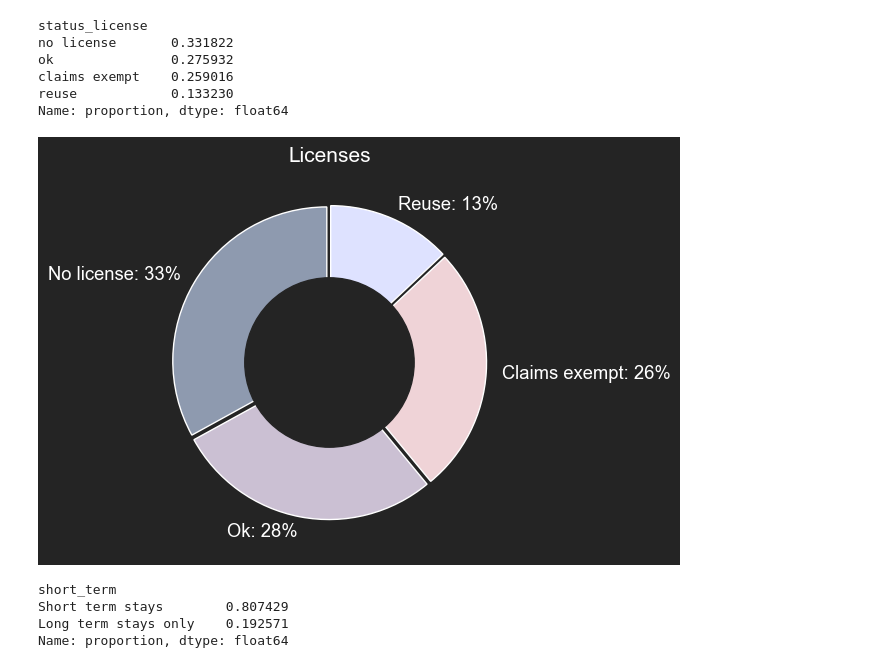
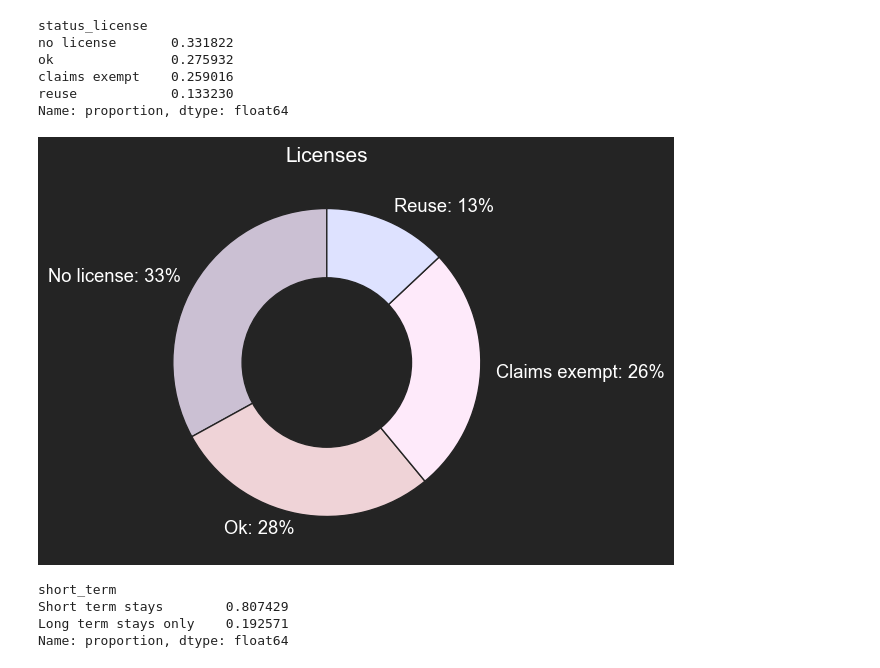
Before and after one commit to scheinmensch/Infringement_Detection_on_Airbnb, a Jupyter notebook: notebooks/Barcelona EDA.ipynb, the cells around one changed output. Saved outputs shown, nothing was run; the diff lists cells and outputs as text; code cells hidden in the pictures.

```diff
--- a/notebooks/Barcelona EDA.ipynb
+++ b/notebooks/Barcelona EDA.ipynb
@@ -37,8 +37,9 @@ import pandas as pd
 import numpy as np
 import seaborn as sns
 import matplotlib.pyplot as plt
-c = ['#8e9aaf', '#cbc0d3', '#efd3d7', '#dee2ff', '#feeafa']
+c = ['#cbc0d3', '#efd3d7', '#feeafa', '#dee2ff', '#8e9aaf']
 c2 = ['#8e9aaf', '#919db1', '#949fb3', '#97a2b5', '#9aa5b8', '#9da8ba', '#a0aabb', '#a3adbe', '#a7b1c1', '#abb4c4', '#afb7c6', '#b3bbca', '#b9c0cd', '#bdc4d0', '#c0c7d3', '#c6ccd7', '#ced3dc']
+c3 = ['#efd3d7', '#ecccd0', '#eac6cb', '#e9c2c7', '#e7bcc2', '#e5b7bd', '#e3b1b8', '#e1aeb5', '#dfa7af', '#dea3ab', '#dc9fa8', '#da9aa3', '#d8949e', '#d7929c']
 plt.style.use('default')
 # %%
 bcn_orginal = pd.read_csv('../data/listings_bcn.csv')
@@ -475,21 +476,21 @@ Name: proportion, dtype: float64
 # %%
 names =['No license: 33%', 'Ok: 28%', 'Claims exempt: 26%', 'Reuse: 13%']
 sizes = [33, 28, 26, 13]
 fig = plt.figure()
 fig.set_size_inches(8,5)
 fig.patch.set_facecolor('#242424')
 plt.rcParams['text.color'] = 'white'
 plt.rcParams
 my_circle=plt.Circle( (0,0), 0.55, color='#242424')
-plt.pie(x=sizes, labels=names, colors=c, startangle=90, explode=[0.02, 0.02, 0.02, 0.02])
+plt.pie(x=sizes, labels=names, colors=c, startangle=90, wedgeprops={"edgecolor":'#242424'})
 p=plt.gcf()
 p.gca().add_artist(my_circle)
 plt.title(
     label="Licenses",
     fontdict={"fontsize":15})
 plt.show()
 # %% [output]
-[figure, old version]
+[figure, new version]
 # %%
 bcn['short_term'].value_counts(normalize=True)
 # %% [output]
```
Also changed, not shown: parts of 1 cell of this notebook, 3 other files.
